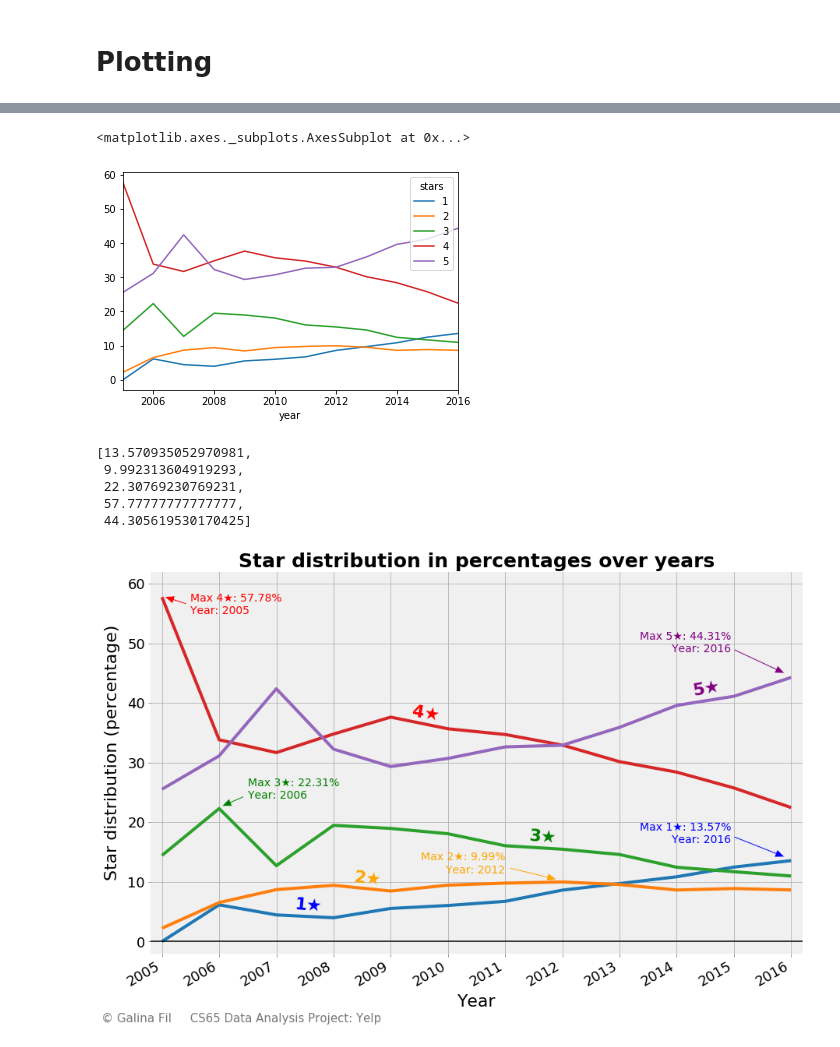
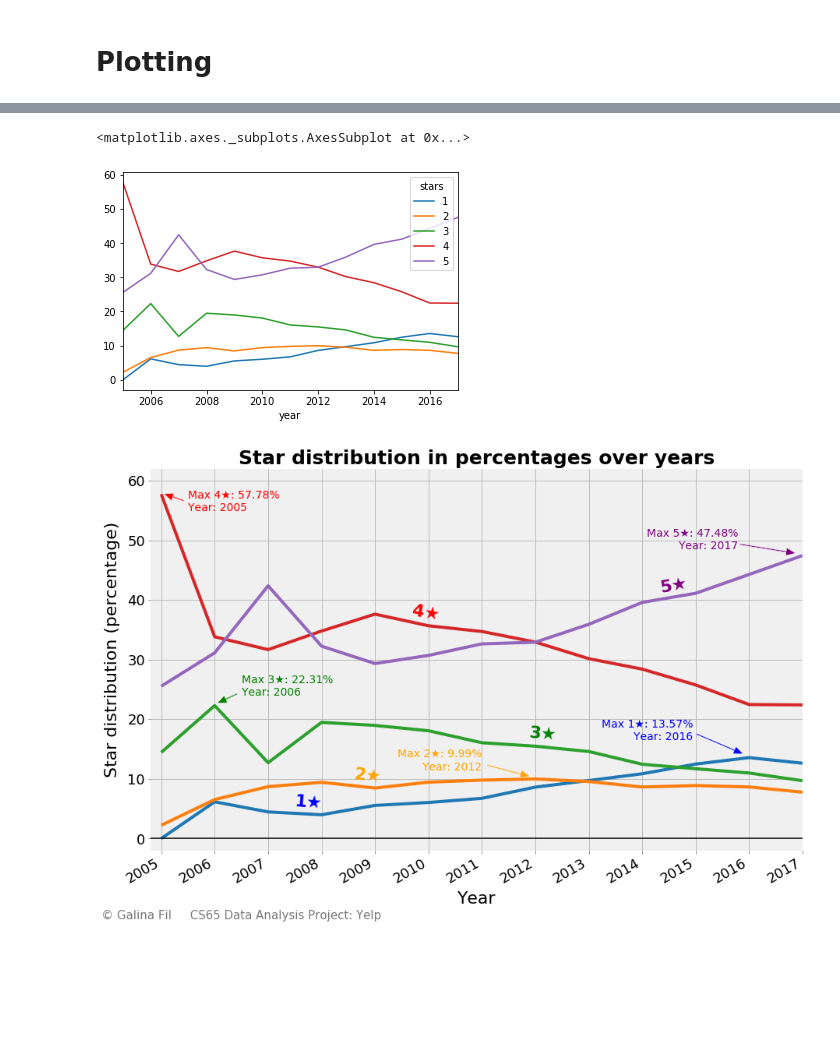
Before and after one commit to pe44enka/Yelp, a Jupyter notebook: DA_Project.ipynb, the cells around one changed output, grey strips where cells are left out. Cells and saved outputs as stored; diff of their text form; code cells hidden in the pictures; blank space fills up the shorter version.

```diff
--- a/DA_Project.ipynb
+++ b/DA_Project.ipynb
@@ -3179,7 +3179,7 @@ years_df = (rdf
                  .pipe(lambda df_: pd.crosstab(df_.year, df_.stars))
                  .pipe(lambda df_: df_.div(df_.sum(axis=1), axis=0))
                  .mul(100)
-                 .loc[:2016]
+                 #.loc[:2016]
                  .reset_index()
                  )
 #years_star_df = years_star_df.melt(id_vars = 'year')
@@ -3203,5 +3204,5 @@ fig, ax = plt.subplots()
 years_df.plot(x = 'year', y = years_df.columns[1:], ax=ax)
 # %% [output]
 <matplotlib.axes._subplots.AxesSubplot at 0x...>
-[figure, old version]
+[figure, new version]
 # %%
@@ -3212,14 +3210,5 @@ max_idx = y_weeks.idxmax()
-# %%
-
-max_val
-# %% [output]
-[13.570935052970981,
- 9.992313604919293,
- 22.30769230769231,
- 57.77777777777777,
- 44.305619530170425]
 # %%
-fig, ax = plt.subplots(figsize=(15,10))
+fig1, ax = plt.subplots(figsize=(15,10))
 
 max_val, max_year = [], []
 for i in range(1,6):
@@ -3235,7 +3224,7 @@ with plt.style.context('fivethirtyeight'):
   ax.set_ylim(-2, 62)
   ax.tick_params(axis='both', which='major', labelsize=18, color='#777777')
   plt.xlabel('')
-  fig.autofmt_xdate()
+  fig1.autofmt_xdate()
 
   #axes style
   ax.set_facecolor('#f0f0f0')
@@ -3250,35 +3239,35 @@ with plt.style.context('fivethirtyeight'):
   ax.text(0.47, -0.14, 'Year', transform=ax.transAxes, size=22)
   ax.set_title('Star distribution in percentages over years', weight='bold', size=25)
   ax.text(x=-0.075, y=-0.18, s="""© Galina Fil     CS65 Data Analysis Project: Yelp""", fontsize=15, color='#777777', transform=ax.transAxes)
 
   #5★ annotation
-  ax.text(0.83, 0.675, '5★', transform=ax.transAxes, rotation = 10, size=22, color = 'purple', weight='bold')
-  ax.annotate(f'Max 5★: {max_val[4]:.2f}%\nYear: {max_year[4]}', xy = (2014.95, 48.5), color='purple', ha='right')
+  ax.text(0.78, 0.675, '5★', transform=ax.transAxes, rotation = 10, size=22, color = 'purple', weight='bold')
+  ax.annotate(f'Max 5★: {max_val[4]:.2f}%\nYear: {max_year[4]}', xy = (2015.8, 48.5), color='purple', ha='right')
   purple_arrow_properties = dict(facecolor="purple", width=1.5, headwidth=10, shrink=0.1)
-  ax.annotate(' ', xy=(max_year[4], max_val[4]+0.2), xytext=(2014.8, 50), arrowprops=purple_arrow_properties)
+  ax.annotate(' ', xy=(max_year[4], max_val[4]+0.2), xytext=(2015.6, 50), arrowprops=purple_arrow_properties)
 
   #4★ annotation
-  ax.text(0.4, 0.61, '4★', transform=ax.transAxes, rotation = -10, size=22, color = 'red', weight='bold')
+  ax.text(0.4, 0.605, '4★', transform=ax.transAxes, rotation = -10, size=22, color = 'red', weight='bold')
   ax.annotate(f'Max 4★: {max_val[3]:.2f}%\nYear: {max_year[3]}', xy = (2005.5, 55), color='red', ha='left')
   red_arrow_properties = dict(facecolor="red", width=1.5, headwidth=10, shrink=0.1)
   ax.annotate(' ', xy=(max_year[3], max_val[3]+0.2), xytext=(2005.5, 55), arrowprops=red_arrow_properties)
 
   #3★ annotation
   ax.text(0.58, 0.29, '3★', transform=ax.transAxes, rotation = -5, size=22, color = 'green', weight='bold')
   ax.annotate(f'Max 3★: {max_val[2]:.2f}%\nYear: {max_year[2]}', xy = (2006.5, 24), color='green', ha='left')
   green_arrow_properties = dict(facecolor="green", width=1.5, headwidth=10, shrink=0.1)
   ax.annotate(' ', xy=(max_year[2], max_val[2]+0.2), xytext=(2006.5, 25), arrowprops=green_arrow_properties)
 
   #2★ annotation
   ax.text(0.31, 0.18, '2★', transform=ax.transAxes, rotation = -7, size=22, color = 'orange', weight='bold')
   ax.annotate(f'Max 2★: {max_val[1]:.2f}%\nYear: {max_year[1]}', xy = (2011, 11.5), color='orange', ha='right')
   orange_arrow_properties = dict(facecolor="orange", width=1.5, headwidth=10, shrink=0.1)
   ax.annotate(' ', xy=(max_year[1], max_val[1]+0.2), xytext=(2010.9, 13), arrowprops=orange_arrow_properties)
 
   #1★ annotation
   ax.text(0.22, 0.11, '1★', transform=ax.transAxes, rotation = -5, size=22, color = 'blue', weight='bold')
   ax.annotate(f'Max 1★: {max_val[0]:.2f}%\nYear: {max_year[0]}', xy = (2014.95, 16.5), color='blue', ha='right')
   blue_arrow_properties = dict(facecolor="blue", width=1.5, headwidth=10, shrink=0.1)
   ax.annotate(' ', xy=(max_year[0], max_val[0]+0.2), xytext=(2014.8, 18.5), arrowprops=blue_arrow_properties)
 # %% [output]
-[figure, old version]
+[figure, new version]
```
Also changed, not shown: parts of 4 cells of this notebook.
